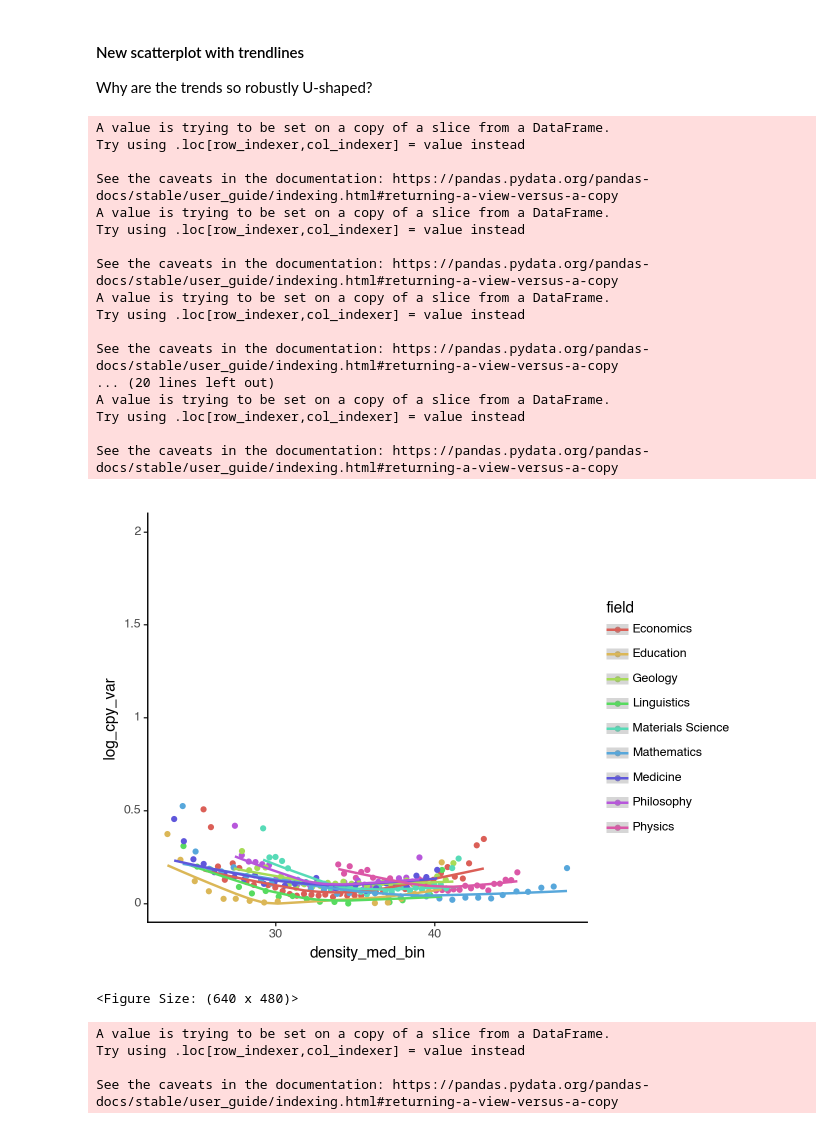
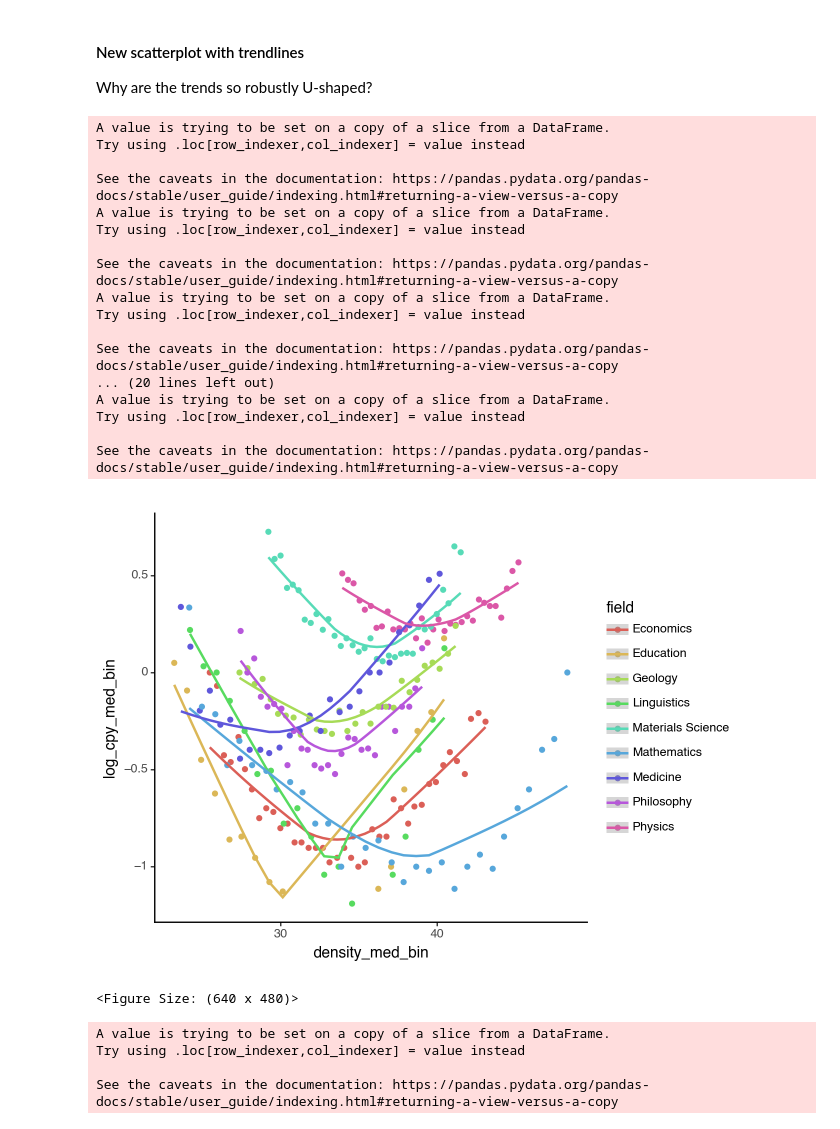
Before and after one commit to nathimel/citesim, a Jupyter notebook: src/notebooks/analysis_scratch.ipynb, the cells around one changed output. Saved outputs shown, nothing was run; the diff lists cells and outputs as text; code cells hidden in the pictures.

```diff
--- a/src/notebooks/analysis_scratch.ipynb
+++ b/src/notebooks/analysis_scratch.ipynb
@@ -174,11 +174,13 @@ def get_df_var(df_in: pd.DataFrame, field: str, num_bins = 100) -> pd.DataFrame:
 
             median_density_in_density_bin = np.nanmedian(data_to_bin["density"])
             median_cpy_in_density_bin = np.nanmedian(data_to_bin["citations_per_year"])
+            median_log_cpy_in_density_bin = np.nanmedian(data_to_bin["log_cpy"])
 
             data.append(
                 (
                     median_density_in_density_bin,
                     median_cpy_in_density_bin,
+                    median_log_cpy_in_density_bin,
                     var_cpy_in_density_bin,
                     var_log_cpy_in_density_bin,
                     field,
@@ -190,6 +192,7 @@ def get_df_var(df_in: pd.DataFrame, field: str, num_bins = 100) -> pd.DataFrame:
         columns=[
             "density_med_bin",
             "cpy_med_bin",
+            "log_cpy_med_bin",
             "cpy_var",
             "log_cpy_var",
             "field",
@@ -233,8 +236,8 @@ Why are the trends so robustly U-shaped?
         ),
         pn.aes(
             x="density_med_bin",
-            # y="cpy_med_bin",
-            y="log_cpy_var",
+            y="log_cpy_med_bin",
+            # y="log_cpy_var",
             # y="cpy_var",
             color="field",
             # shape="field",
@@ -247,34 +250,34 @@ Why are the trends so robustly U-shaped?
         )
     )
     + pn.geom_smooth(
         pn.aes(
             color="field",
         )
     )
     # + pn.ylab("Variance in citations per year")
     # + pn.xlab("Prior density of neighborhood")
     + pn.theme_classic()
     # + pn.ylim(0,2)
 )
 # %% [output]
 A value is trying to be set on a copy of a slice from a DataFrame.
 Try using .loc[row_indexer,col_indexer] = value instead
 
 See the caveats in the documentation: https://pandas.pydata.org/pandas-docs/stable/user_guide/indexing.html#returning-a-view-versus-a-copy
 A value is trying to be set on a copy of a slice from a DataFrame.
 Try using .loc[row_indexer,col_indexer] = value instead
 
 See the caveats in the documentation: https://pandas.pydata.org/pandas-docs/stable/user_guide/indexing.html#returning-a-view-versus-a-copy
 A value is trying to be set on a copy of a slice from a DataFrame.
 Try using .loc[row_indexer,col_indexer] = value instead
 
 See the caveats in the documentation: https://pandas.pydata.org/pandas-docs/stable/user_guide/indexing.html#returning-a-view-versus-a-copy
 ... (20 lines left out)
 A value is trying to be set on a copy of a slice from a DataFrame.
 Try using .loc[row_indexer,col_indexer] = value instead
 
 See the caveats in the documentation: https://pandas.pydata.org/pandas-docs/stable/user_guide/indexing.html#returning-a-view-versus-a-copy
-[figure, old version]
+[figure, new version]
 <Figure Size: (640 x 480)>
 # %%
 # debug counts
```
Also changed, not shown: parts of 1 cell of this notebook.
